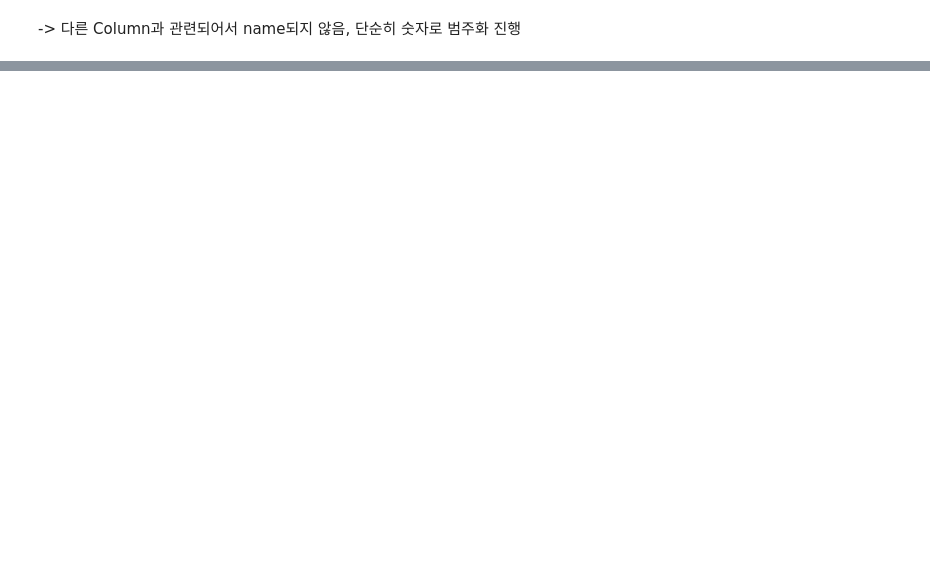
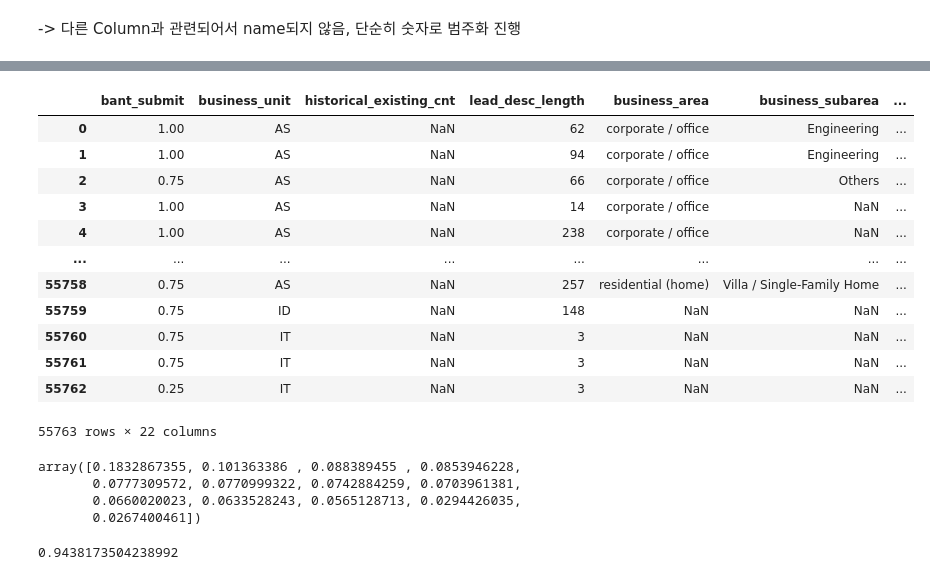
Before and after one commit to LgDNet/phase2_module, a Jupyter notebook: workspace/EDA/data_analysis.ipynb, the cells around one changed output, grey strips where cells are left out. Drawn from its saved outputs; the diff is of its cells as text; code cells hidden in the pictures; blank space fills up the shorter version.

```diff
--- a/workspace/EDA/data_analysis.ipynb
+++ b/workspace/EDA/data_analysis.ipynb
@@ -396,0 +357,10 @@ customer_idx
+# %%
+cat_customer_cols = ['customer_idx']
+# %%
+runtime_instance = {
+    "Train": raw_df,
+    "Instances":[
+        {"instance": categorization, "method": ['cat_customer_idx'], "params": False},
+    ]
+}
+raw_df = preprocess.runner('Train',**runtime_instance)
@@ -396,0 +369,2 @@ customer_idx
+# %%
+raw_df.drop(cat_customer_cols, axis=1, inplace=True)
@@ -396,0 +375,8 @@ customer_idx
+# %%
+runtime_instance = {
+    "Train": raw_df,
+    "Instances":[
+        {"instance": categorization, "method": ['customer_idx_merge_enterprise'], "params": False},
+    ]
+}
+raw_df = preprocess.runner('Train',**runtime_instance)
@@ -396,0 +428,16 @@ customer_idx
+# %%
+raw_df
+# %% [output]
+|  | bant_submit | business_unit | historical_existing_cnt | lead_desc_length | business_area | business_subarea | ... |
+| 0 | 1.00 | AS | NaN | 62 | corporate / office | Engineering | ... |
+| 1 | 1.00 | AS | NaN | 94 | corporate / office | Engineering | ... |
+| 2 | 0.75 | AS | NaN | 66 | corporate / office | Others | ... |
+| 3 | 1.00 | AS | NaN | 14 | corporate / office | NaN | ... |
+| 4 | 1.00 | AS | NaN | 238 | corporate / office | NaN | ... |
+| ... | ... | ... | ... | ... | ... | ... | ... |
+| 55758 | 0.75 | AS | NaN | 257 | residential (home) | Villa / Single-Family Home | ... |
+| 55759 | 0.75 | ID | NaN | 148 | NaN | NaN | ... |
+| 55760 | 0.75 | IT | NaN | 3 | NaN | NaN | ... |
+| 55761 | 0.75 | IT | NaN | 3 | NaN | NaN | ... |
+| 55762 | 0.25 | IT | NaN | 3 | NaN | NaN | ... |
+55763 rows × 22 columns
@@ -396,0 +459,11 @@ customer_idx
+# %%
+pca.explained_variance_ratio_
+# %% [output]
+array([0.1832867355, 0.101363386 , 0.088389455 , 0.0853946228,
+       0.0777309572, 0.0770999322, 0.0742884259, 0.0703961381,
+       0.0660020023, 0.0633528243, 0.0565128713, 0.0294426035,
+       0.0267400461])
+# %%
+sum(pca.explained_variance_ratio_)
+# %% [output]
+0.9438173504238992
```
Also changed, not shown: parts of 51 cells of this notebook, 5 other files.
